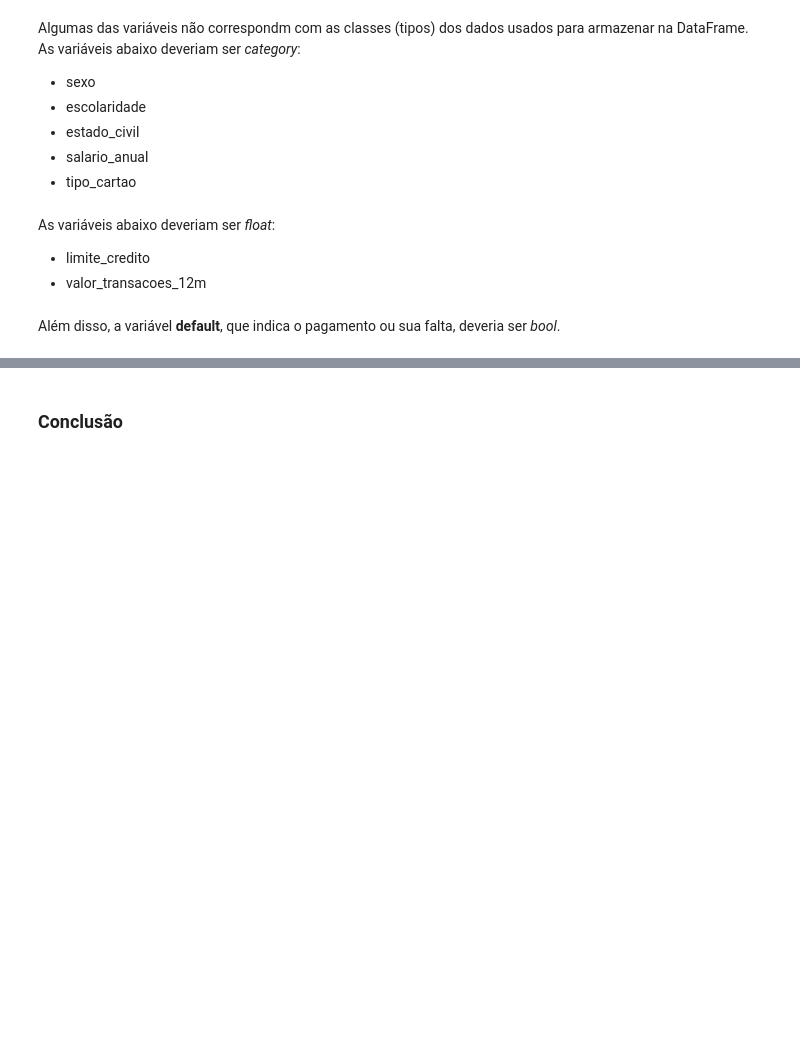
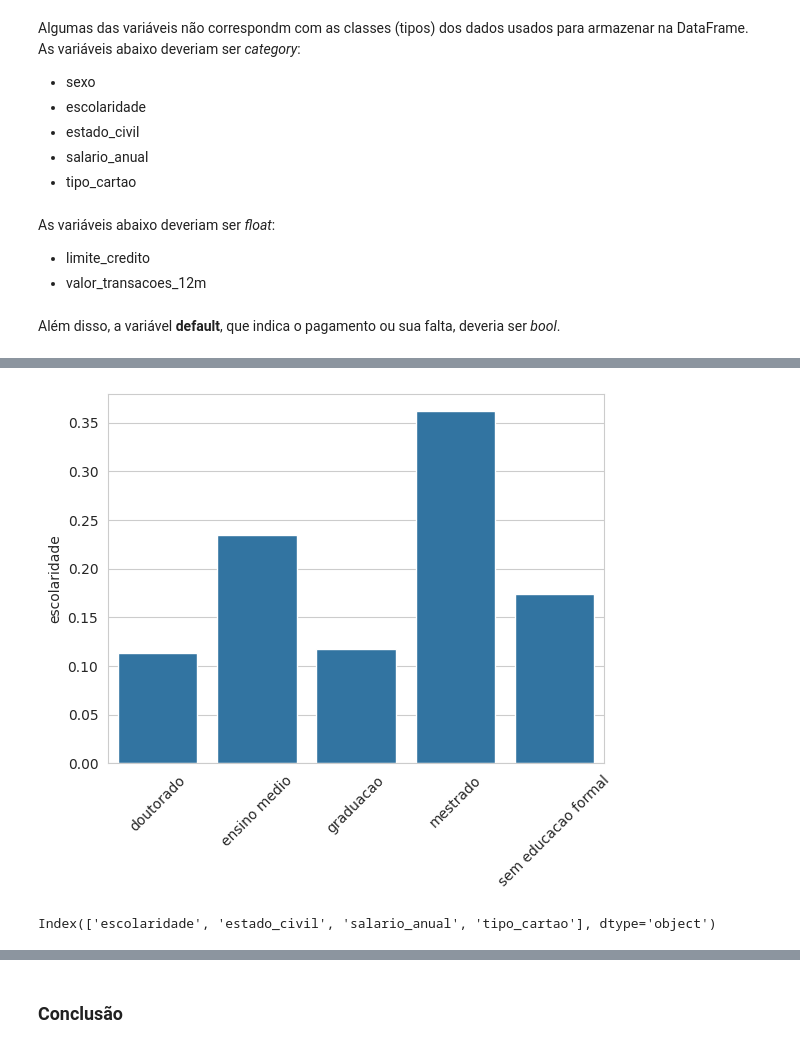
Before and after one commit to gfsilveira/ebac, a Jupyter notebook: 03-Cientista de Dados/01-Python/Módulo_11/01_Exercício_módulo_11_2024-02-06.ipynb, the cells around one changed output, grey strips where cells are left out. Drawn from its saved outputs; the diff is of its cells as text; code cells hidden in the pictures; blank space fills up the shorter version.

```diff
--- a/03-Cientista de Dados/01-Python/Módulo_11/01_Exercício_módulo_11_2024-02-06.ipynb
+++ b/03-Cientista de Dados/01-Python/Módulo_11/01_Exercício_módulo_11_2024-02-06.ipynb
@@ -316,0 +468,8 @@ df.select_dtypes(exclude=['int64', "float64"]).head()
+# %%
+sns.barplot(
+  df['escolaridade'].value_counts(normalize=True)
+)
+plt.xticks(rotation=45)
+plt.show()
+# %% [output]
+[figure, added]
@@ -316,0 +516,5 @@ df.select_dtypes(exclude=['int64', "float64"]).head()
+# %%
+colunas = df.iloc[:,2:].select_dtypes(exclude=include).columns
+colunas
+# %% [output]
+Index(['escolaridade', 'estado_civil', 'salario_anual', 'tipo_cartao'], dtype='object')
```
Also changed, not shown: parts of 49 cells of this notebook, 3 other files.
